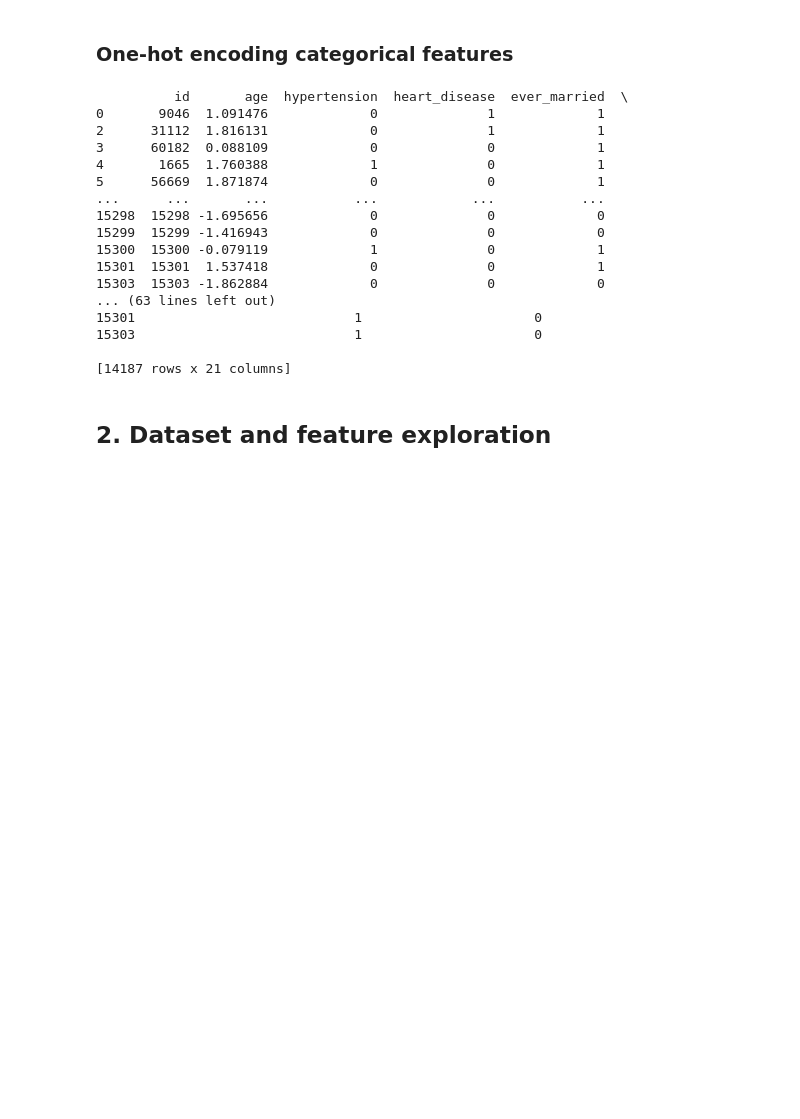
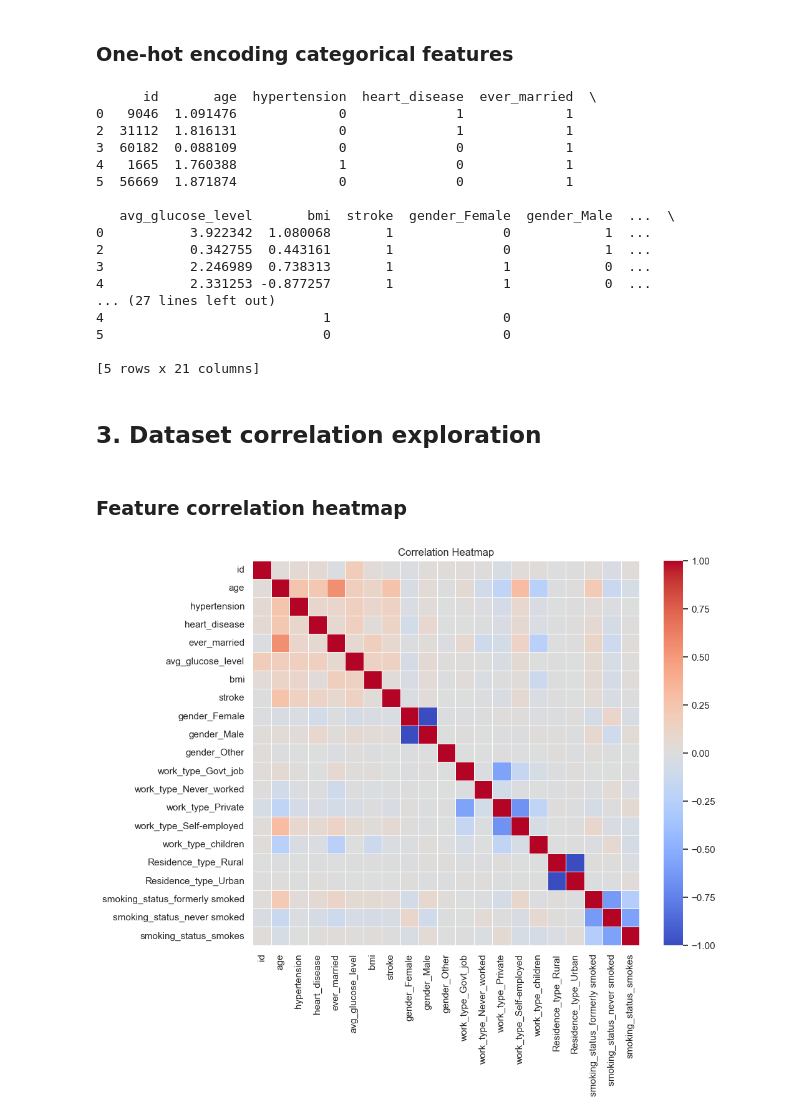
Before and after one commit to briannlin/184a_stroke_prediction, a Jupyter notebook: stroke_prediction.ipynb, the cells around one changed output. Saved outputs shown, nothing was run; the diff lists cells and outputs as text; code cells hidden in the pictures; blank space fills up the shorter version.

```diff
--- a/stroke_prediction.ipynb
+++ b/stroke_prediction.ipynb
@@ -104,24 +184,36 @@ numerical data to standardize: Index(['age', 'avg_glucose_level', 'bmi'], dtype=
 df = pd.get_dummies(df, columns=['gender', 'work_type', 'Residence_type', 'smoking_status'],  dtype=int)
 df.replace({"Yes": 1, "No": 0}, inplace=True)
 
-print(df)
+print(df.head())
 # %% [output]
-          id       age  hypertension  heart_disease  ever_married  \
-0       9046  1.091476             0              1             1
-2      31112  1.816131             0              1             1
-3      60182  0.088109             0              0             1
-4       1665  1.760388             1              0             1
-5      56669  1.871874             0              0             1
-...      ...       ...           ...            ...           ...
-15298  15298 -1.695656             0              0             0
-15299  15299 -1.416943             0              0             0
-15300  15300 -0.079119             1              0             1
-15301  15301  1.537418             0              0             1
-15303  15303 -1.862884             0              0             0
-... (63 lines left out)
-15301                            1                      0
-15303                            1                      0
+      id       age  hypertension  heart_disease  ever_married  \
+0   9046  1.091476             0              1             1
+2  31112  1.816131             0              1             1
+3  60182  0.088109             0              0             1
+4   1665  1.760388             1              0             1
+5  56669  1.871874             0              0             1
 
-[14187 rows x 21 columns]
+   avg_glucose_level       bmi  stroke  gender_Female  gender_Male  ...  \
+0           3.922342  1.080068       1              0            1  ...
+2           0.342755  0.443161       1              0            1  ...
+3           2.246989  0.738313       1              1            0  ...
+4           2.331253 -0.877257       1              1            0  ...
+... (27 lines left out)
+4                            1                      0
+5                            0                      0
+
+[5 rows x 21 columns]
 # %% [markdown]
-## 2. Dataset and feature exploration
+## 3. Dataset correlation exploration
+# %% [markdown]
+### Feature correlation heatmap
+# %%
+correlation_matrix = df.corr()
+
+plt.figure(figsize=(10, 8))
+
+sns.heatmap(correlation_matrix, annot=False, cmap='coolwarm', fmt=".2f", linewidths=0.5)
+plt.title('Correlation Heatmap')
+plt.show()
+# %% [output]
+[figure, added]
```
Also changed, not shown: parts of 14 cells of this notebook.
